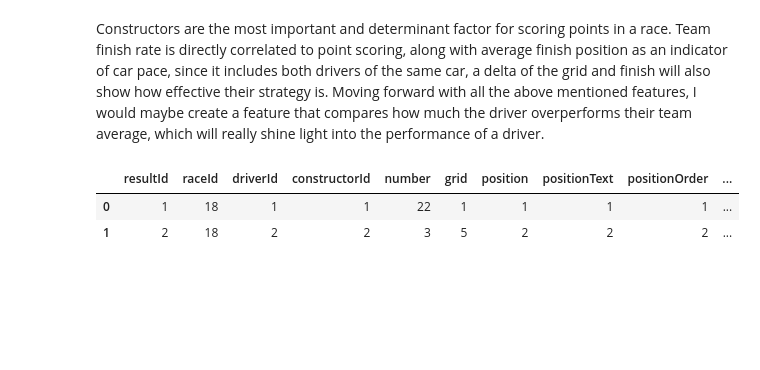
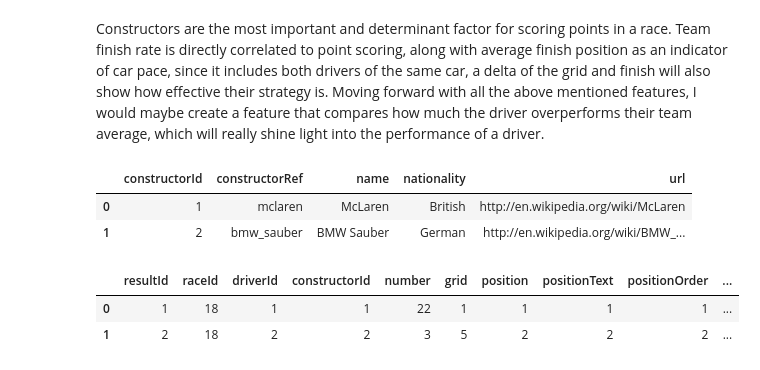
Before and after one commit to viurdaneta/F1, a Jupyter notebook: Feature Engineering.ipynb, the cells around one changed output. Saved outputs shown, nothing was run; the diff lists cells and outputs as text; code cells hidden in the pictures; blank space fills up the shorter version.

```diff
--- a/Feature Engineering.ipynb
+++ b/Feature Engineering.ipynb
@@ -405,7 +395,12 @@ Now we have a couple strong driver-oriented performance metrics engineered, due
 # %% [markdown]
 Constructors are the most important and determinant factor for scoring points in a race. Team finish rate is directly correlated to point scoring, along with average finish position as an indicator of car pace, since it includes both drivers of the same car, a delta of the grid and finish will also show how effective their strategy is. Moving forward with all the above mentioned features, I would maybe create a feature that compares how much the driver overperforms their team average, which will really shine light into the performance of a driver.
 # %%
+con = duckdb.connect("f1.duckdb")
 con.execute("SELECT * FROM constructors LIMIT 2").df()
+# %% [output]
+|  | constructorId | constructorRef | name | nationality | url |
+| 0 | 1 | mclaren | McLaren | British | http://en.wikipedia.org/wiki/McLaren |
+| 1 | 2 | bmw_sauber | BMW Sauber | German | http://en.wikipedia.org/wiki/BMW_... |
 # %%
 con.execute("SELECT * FROM results LIMIT 2").df()
 # %% [output]
```
Also changed, not shown: parts of 18 cells of this notebook, 20 other files.
